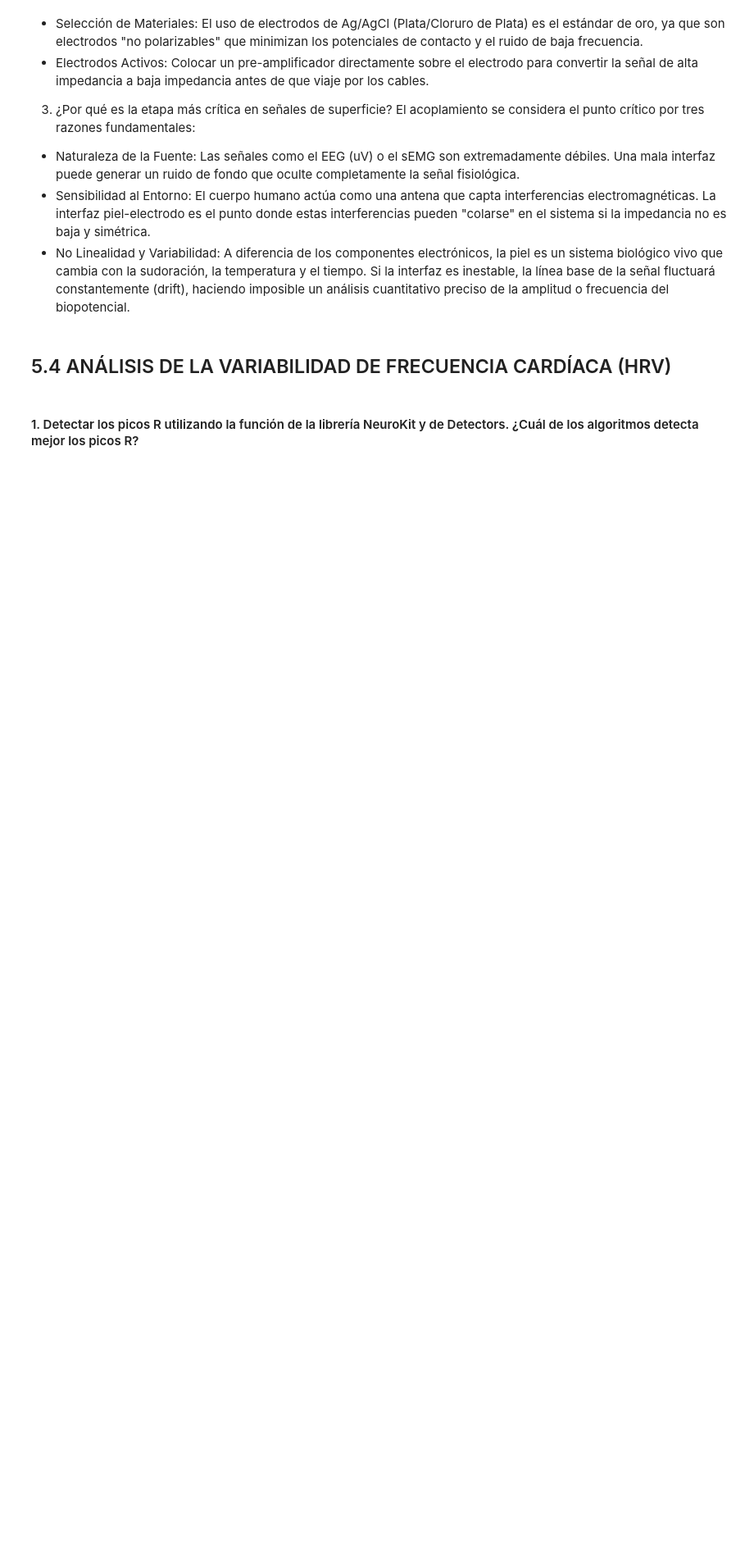
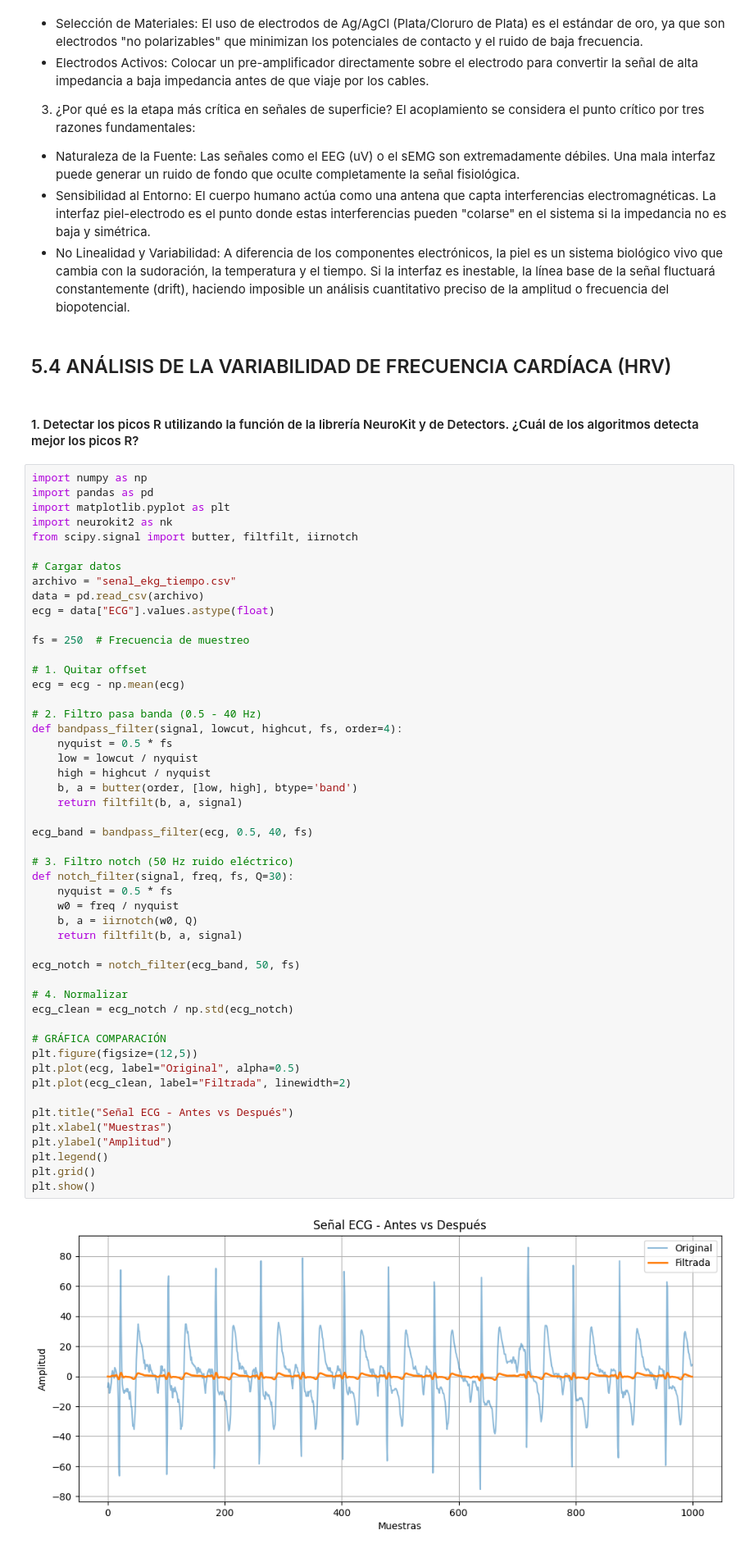
Before and after one commit to mariacamilato/Practica_4_Biosenales, a Jupyter notebook: IntroducciónBiopotenciales.ipynb, the cells around one changed output. Shown at 82% size. Drawn from its saved outputs; the diff is of its cells as text; blank space fills up the shorter version.

Commit message:
señal filtrada

```diff
--- a/IntroducciónBiopotenciales.ipynb
+++ b/IntroducciónBiopotenciales.ipynb
@@ -61,3 +61,55 @@ El acoplamiento se considera el punto crítico por tres razones fundamentales:
 ## 5.4 ANÁLISIS DE LA VARIABILIDAD DE FRECUENCIA CARDÍACA (HRV)
 # %% [markdown]
 #### 1. Detectar los picos R utilizando la función de la librería NeuroKit y de  Detectors. ¿Cuál de los algoritmos detecta mejor los picos R?
+# %%
+import numpy as np
+import pandas as pd
+import matplotlib.pyplot as plt
+import neurokit2 as nk
+from scipy.signal import butter, filtfilt, iirnotch
+
+# Cargar datos
+archivo = "senal_ekg_tiempo.csv"
+data = pd.read_csv(archivo)
+ecg = data["ECG"].values.astype(float)
+
+fs = 250  # Frecuencia de muestreo
+
+# 1. Quitar offset
+ecg = ecg - np.mean(ecg)
+
+# 2. Filtro pasa banda (0.5 - 40 Hz)
+def bandpass_filter(signal, lowcut, highcut, fs, order=4):
+    nyquist = 0.5 * fs
+    low = lowcut / nyquist
+    high = highcut / nyquist
+    b, a = butter(order, [low, high], btype='band')
+    return filtfilt(b, a, signal)
+
+ecg_band = bandpass_filter(ecg, 0.5, 40, fs)
+
+# 3. Filtro notch (50 Hz ruido eléctrico)
+def notch_filter(signal, freq, fs, Q=30):
+    nyquist = 0.5 * fs
+    w0 = freq / nyquist
+    b, a = iirnotch(w0, Q)
+    return filtfilt(b, a, signal)
+
+ecg_notch = notch_filter(ecg_band, 50, fs)
+
+# 4. Normalizar
+ecg_clean = ecg_notch / np.std(ecg_notch)
+
+# GRÁFICA COMPARACIÓN
+plt.figure(figsize=(12,5))
+plt.plot(ecg, label="Original", alpha=0.5)
+plt.plot(ecg_clean, label="Filtrada", linewidth=2)
+
+plt.title("Señal ECG - Antes vs Después")
+plt.xlabel("Muestras")
+plt.ylabel("Amplitud")
+plt.legend()
+plt.grid()
+plt.show()
+# %% [output]
+[figure, added]
```
Also changed, not shown: 4 other files.
